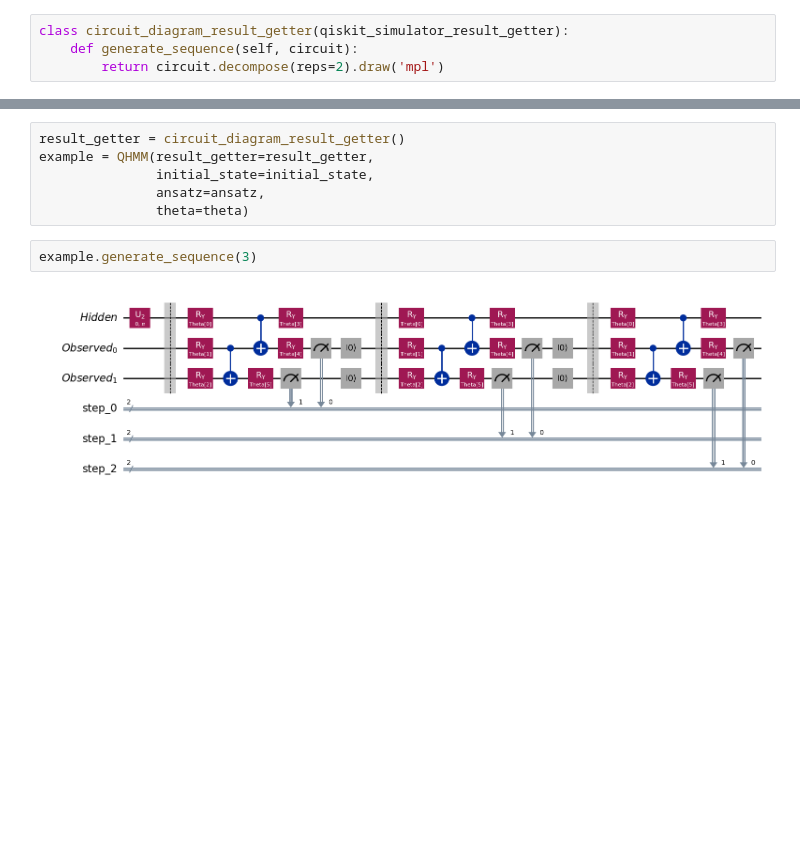
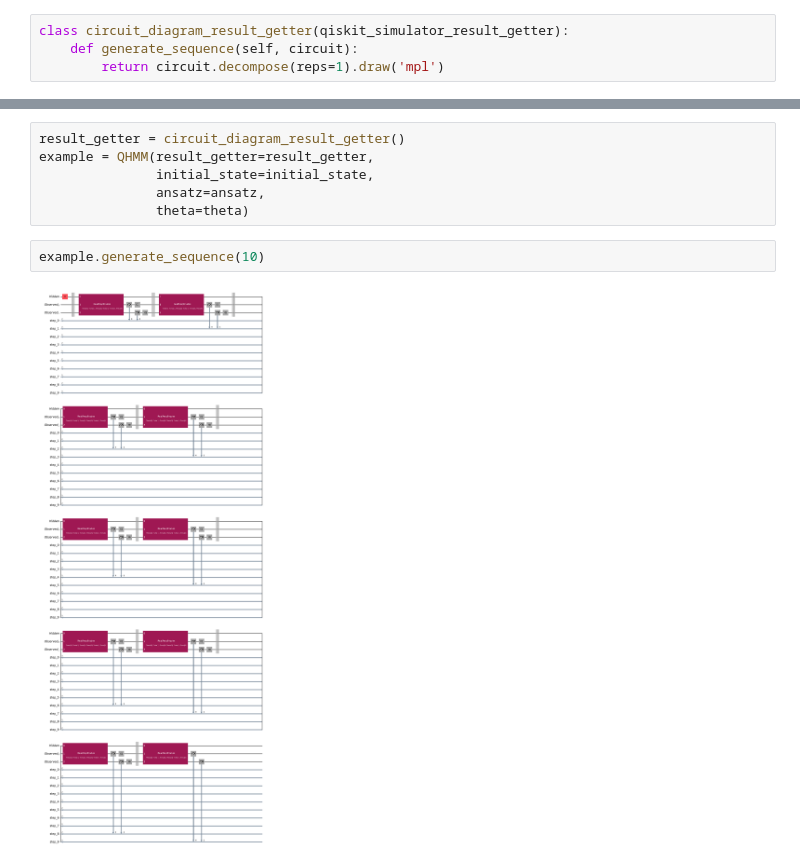
Before and after one commit to jackhmorgan/QHMM_MLE, a Jupyter notebook: Circuit_Diagram.ipynb, the cells around one changed output, grey strips where cells are left out. Saved outputs shown, nothing was run; the diff lists cells and outputs as text; blank space fills up the shorter version.

Commit message:
example notebook

```diff
--- a/Circuit_Diagram.ipynb
+++ b/Circuit_Diagram.ipynb
@@ -12,7 +12,7 @@ ansatz = RealAmplitudes(num_qubits=3, reps=1)
 # %%
 class circuit_diagram_result_getter(qiskit_simulator_result_getter):
     def generate_sequence(self, circuit):
-        return circuit.decompose(reps=2).draw('mpl')
+        return circuit.decompose(reps=1).draw('mpl')
 # %%
 theta = ParameterVector(name='Theta', length=ansatz.num_parameters)
 # %%
@@ -22,6 +22,6 @@ example = QHMM(result_getter=result_getter,
                ansatz=ansatz,
                theta=theta)
 # %%
-example.generate_sequence(3)
+example.generate_sequence(10)
 # %% [output]
-[figure, old version]
+[figure, new version]
```
Also changed, not shown: 11 other files.
